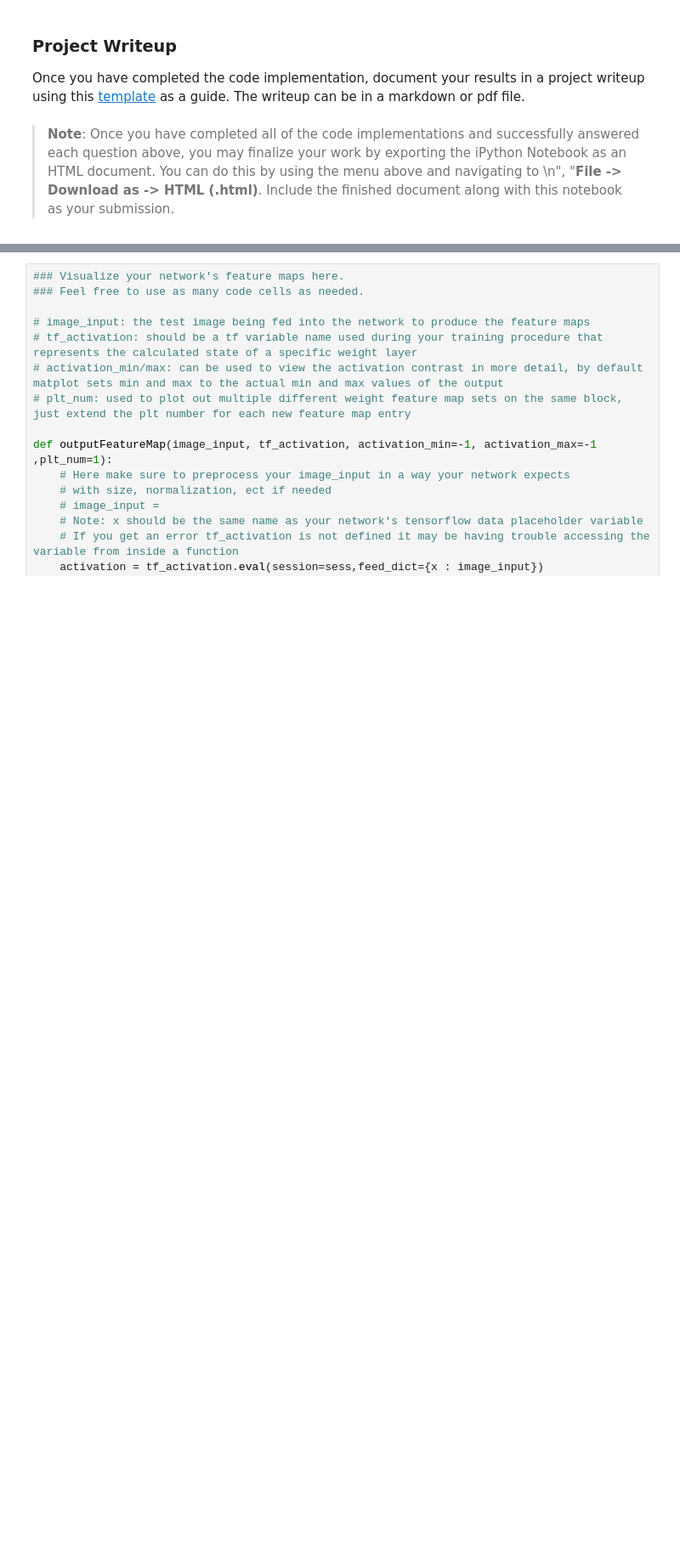
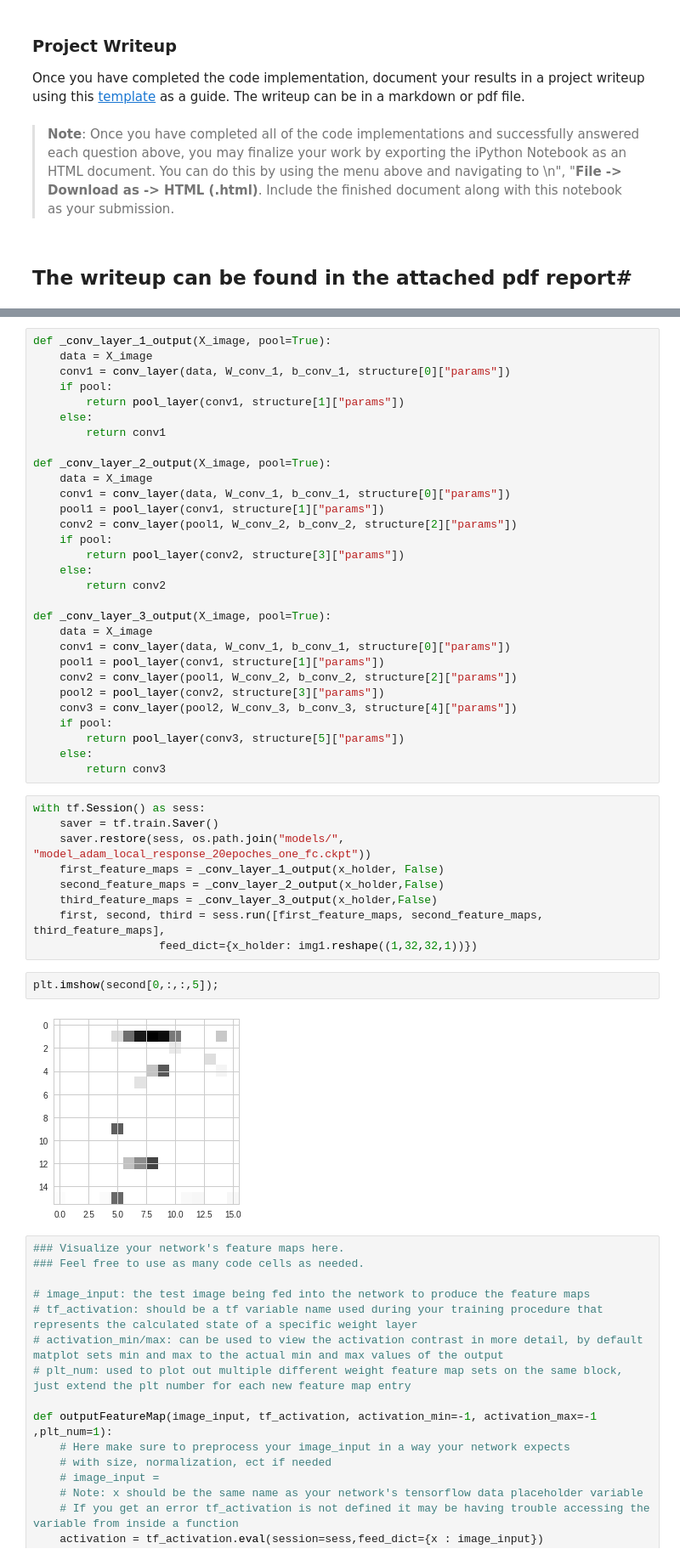
Before and after one commit to ruleva1983/udacity-selfdrivingcar, a Jupyter notebook: term1/traffic_sign/Traffic_Sign_Classifier.ipynb, the cells around one changed output, grey strips where cells are left out. Shown at 85% size. Saved outputs shown, nothing was run; the diff lists cells and outputs as text; blank space fills up the shorter version.

```diff
--- a/term1/traffic_sign/Traffic_Sign_Classifier.ipynb
+++ b/term1/traffic_sign/Traffic_Sign_Classifier.ipynb
@@ -707,6 +730,8 @@ Once you have completed the code implementation, document your results in a proj
 # %% [markdown]
 > **Note**: Once you have completed all of the code implementations and successfully answered each question above, you may finalize your work by exporting the iPython Notebook as an HTML document. You can do this by using the menu above and navigating to  \n",
     "**File -> Download as -> HTML (.html)**. Include the finished document along with this notebook as your submission.
+# %% [markdown]
+## The writeup can be found in the attached pdf report#
 # %% [markdown]
 ---
 
@@ -726,6 +751,49 @@ For an example of what feature map outputs look like, check out NVIDIA's results
  </figcaption>
 </figure>
  <p></p>
+# %%
+def _conv_layer_1_output(X_image, pool=True):
+    data = X_image
+    conv1 = conv_layer(data, W_conv_1, b_conv_1, structure[0]["params"])
+    if pool:
+        return pool_layer(conv1, structure[1]["params"])
+    else:
+        return conv1
+
+def _conv_layer_2_output(X_image, pool=True):
+    data = X_image
+    conv1 = conv_layer(data, W_conv_1, b_conv_1, structure[0]["params"])
+    pool1 = pool_layer(conv1, structure[1]["params"])
+    conv2 = conv_layer(pool1, W_conv_2, b_conv_2, structure[2]["params"])
+    if pool:
+        return pool_layer(conv2, structure[3]["params"])
+    else:
+        return conv2
+
+def _conv_layer_3_output(X_image, pool=True):
+    data = X_image
+    conv1 = conv_layer(data, W_conv_1, b_conv_1, structure[0]["params"])
+    pool1 = pool_layer(conv1, structure[1]["params"])
+    conv2 = conv_layer(pool1, W_conv_2, b_conv_2, structure[2]["params"])
+    pool2 = pool_layer(conv2, structure[3]["params"])
+    conv3 = conv_layer(pool2, W_conv_3, b_conv_3, structure[4]["params"])
+    if pool:
+        return pool_layer(conv3, structure[5]["params"])
+    else:
+        return conv3
+# %%
+with tf.Session() as sess:
+    saver = tf.train.Saver()
+    saver.restore(sess, os.path.join("models/",  "model_adam_local_response_20epoches_one_fc.ckpt"))
+    first_feature_maps = _conv_layer_1_output(x_holder, False)
+    second_feature_maps = _conv_layer_2_output(x_holder,False)
+    third_feature_maps = _conv_layer_3_output(x_holder,False)
+    first, second, third = sess.run([first_feature_maps, second_feature_maps, third_feature_maps],
+                   feed_dict={x_holder: img1.reshape((1,32,32,1))})
+# %%
+plt.imshow(second[0,:,:,5]);
+# %% [output]
+[figure, added]
 # %%
 ### Visualize your network's feature maps here.
 ### Feel free to use as many code cells as needed.
```
Also changed, not shown: parts of 34 cells of this notebook, 4 other files.
